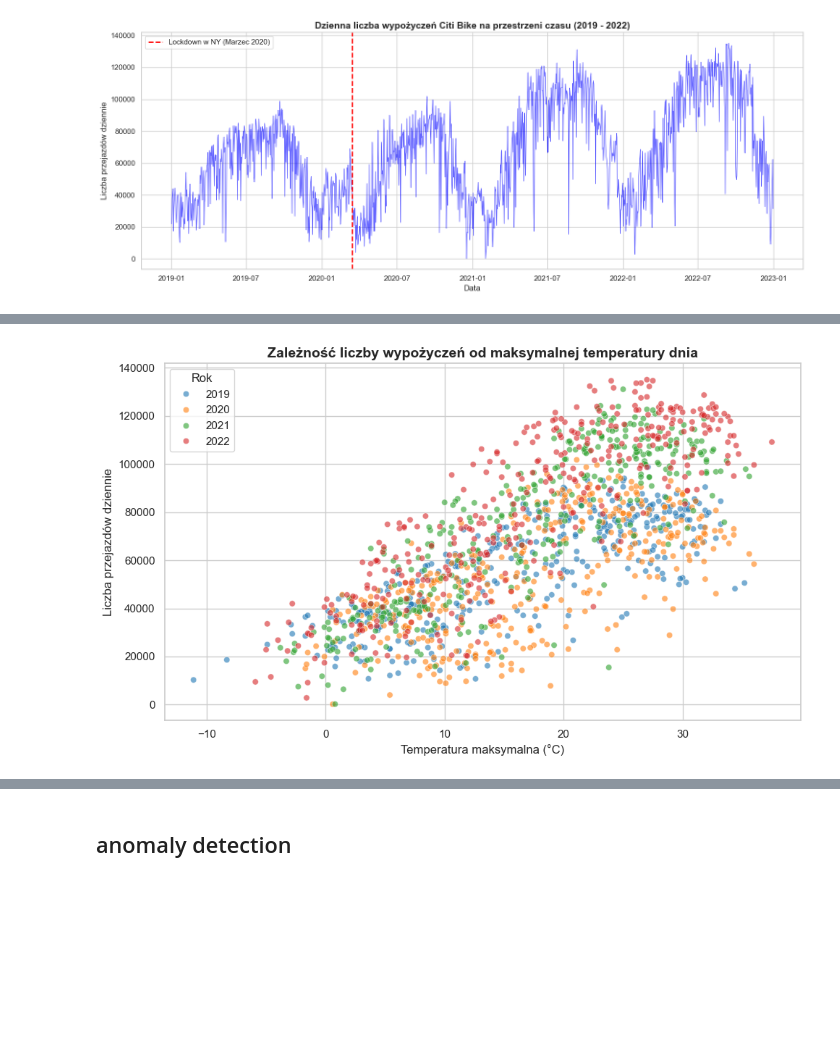
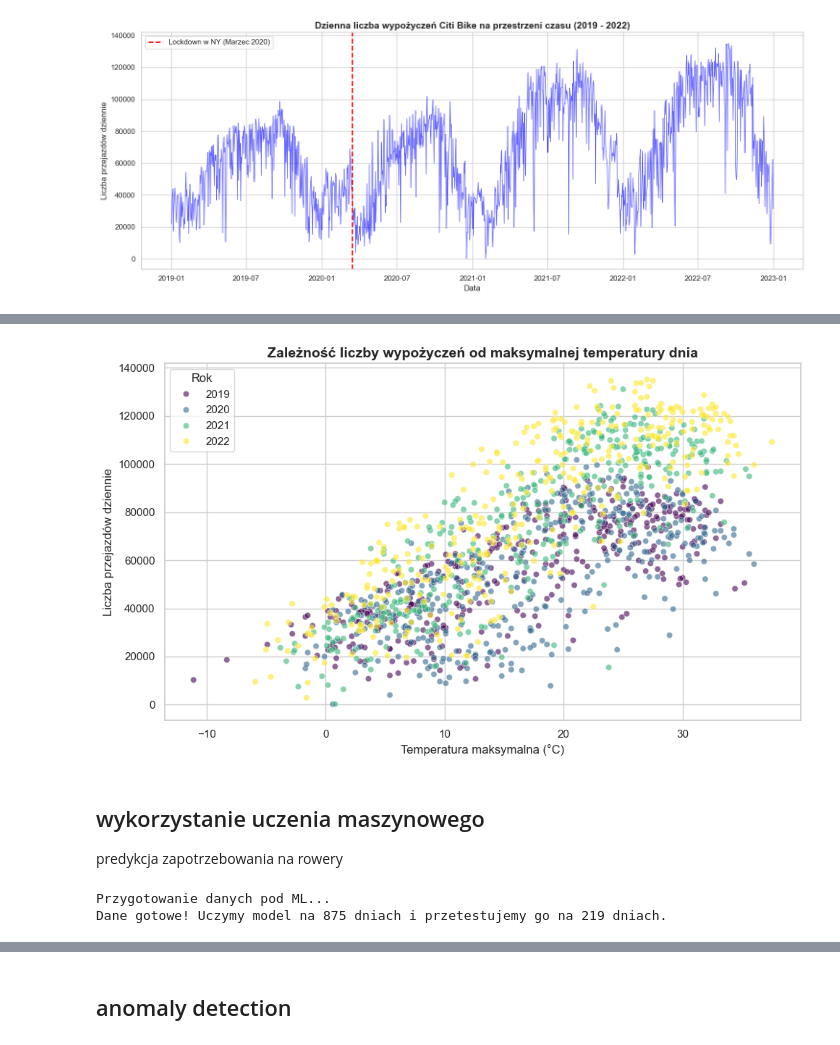
Before and after one commit to AntekIwa/citibike-data-analysis, a Jupyter notebook: analysis.ipynb, the cells around one changed output, grey strips where cells are left out. Saved outputs shown, nothing was run; the diff lists cells and outputs as text; code cells hidden in the pictures; blank space fills up the shorter version.

```diff
--- a/analysis.ipynb
+++ b/analysis.ipynb
@@ -84,15 +81,49 @@ plt.show()
 # %%
 plt.figure(figsize=(10, 6))
 
 # Wykres punktowy (Scatter plot), gdzie punkty kolorujemy w zależności od roku
-sns.scatterplot(data=df, x='temp_max_C', y='total_rides', hue='year', palette='tab10', alpha=0.6)
+sns.scatterplot(data=df, x='temp_max_C', y='total_rides', hue='year', palette='viridis', alpha=0.6)
 
 plt.title('Zależność liczby wypożyczeń od maksymalnej temperatury dnia', fontsize=14, fontweight='bold')
 plt.xlabel('Temperatura maksymalna (°C)', fontsize=12)
 plt.ylabel('Liczba przejazdów dziennie', fontsize=12)
 plt.legend(title='Rok')
 plt.tight_layout()
-plt.savefig('zaleznosc_od_temp.png', dpi = 300, bbox_inches='tight')
 plt.show()
 # %% [output]
-[figure, old version]
+[figure, new version]
+# %% [markdown]
+## wykorzystanie uczenia maszynowego
+predykcja zapotrzebowania na rowery
+# %%
+from sklearn.model_selection import train_test_split
+from sklearn.ensemble import RandomForestRegressor
+from sklearn.metrics import mean_absolute_error, r2_score
+
+print("Przygotowanie danych pod ML...")
+
+# Tworzymy kopię danych, żeby nie zepsuć oryginalnej tabeli
+df_ml = df.copy()
+
+# Usuwamy brakujące dane (jeśli jakieś powstały przy łączeniu pogody)
+df_ml = df_ml.dropna(subset=['temp_max_C', 'precipitation_mm', 'total_rides'])
+
+# Zamieniamy tekstowe nazwy dni tygodnia na kolumny zero-jedynkowe (tzw. One-Hot Encoding)
+df_ml = pd.get_dummies(df_ml, columns=['day_of_week'], drop_first=True)
+
+# Definiujemy cechy (X), na podstawie których przewidujemy, oraz nasz cel (y), czyli liczbę przejazdów
+# Zauważ, że celowo ignorujemy rok 2020 do treningu, bo to anomalia!
+df_train = df_ml[df_ml['year'] != 2020]
+
+features = ['temp_max_C', 'precipitation_mm', 'month'] + [col for col in df_train.columns if 'day_of_week' in col]
+
+X = df_train[features]
+y = df_train['total_rides']
+
+# Dzielimy dane: 80% do nauki, 20% do sprawdzania (testowania)
+X_train, X_test, y_train, y_test = train_test_split(X, y, test_size=0.2, random_state=42)
+
+print(f"Dane gotowe! Uczymy model na {len(X_train)} dniach i przetestujemy go na {len(X_test)} dniach.")
+# %% [output]
+Przygotowanie danych pod ML...
+Dane gotowe! Uczymy model na 875 dniach i przetestujemy go na 219 dniach.
```
Also changed, not shown: parts of 7 cells of this notebook, 4 other files.
